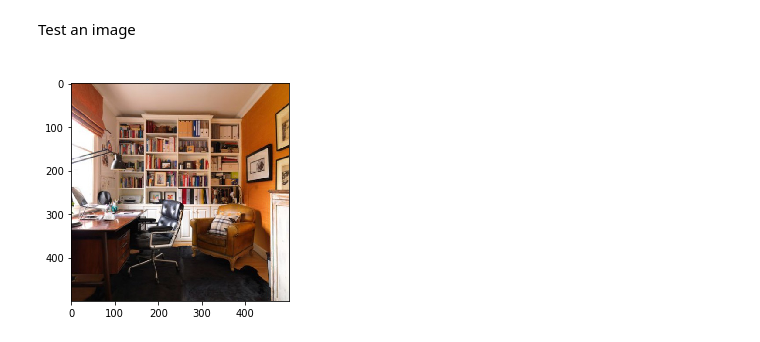
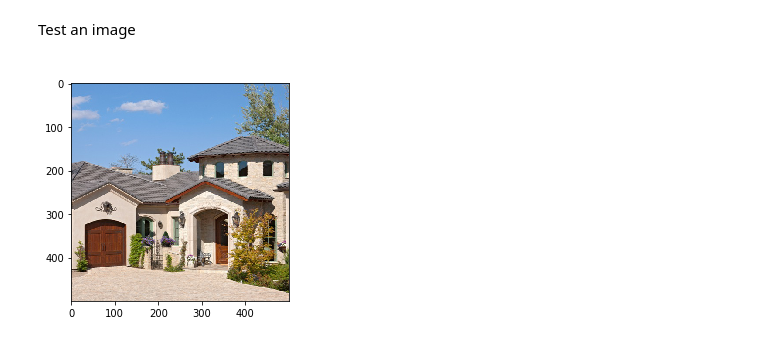
Before and after one commit to nmorado/adhoc, a Jupyter notebook: fengshui.ipynb, the cells around one changed output. Saved outputs shown, nothing was run; the diff lists cells and outputs as text; code cells hidden in the pictures.

```diff
--- a/fengshui.ipynb
+++ b/fengshui.ipynb
@@ -79,32 +79,33 @@ Test an image
 CATEGORIES = ["bedroom", "entrance", "kitchen", "living", "master", "study"]
 IMG_RES = (500, 500)
 # ------------------------
 # in sample              |
 # ------------------------
-img = 'studyroom.jpg'
+# img = 'studyroom.jpg'
 # img = 'livingroom.png'
+img = 'entrance.jpg'
 # img = 'master.jpg'
 # img = 'bedroom.jpg'
 
 # ------------------------
 # not in sample          |
 # ------------------------
 # img = 'kitchen.png'
 
 test_image = image.load_img(img, target_size=IMG_RES)
 
 img_array = cv2.imread(img, cv2.IMREAD_COLOR)
 new_array = cv2.resize(img_array, IMG_RES)
 
 input = np.array(new_array).reshape(-1, IMG_RES[0], IMG_RES[1], 3)
 input = input/255
 
 
 result = model.predict_classes(input)
 # print(CATEGORIES[result[0]])
 
 plt.imshow(plt.imread(img))
 plt.title(CATEGORIES[result[0]], color='w')
 plt.show()
 # %% [output]
-[figure, old version]
+[figure, new version]
```
